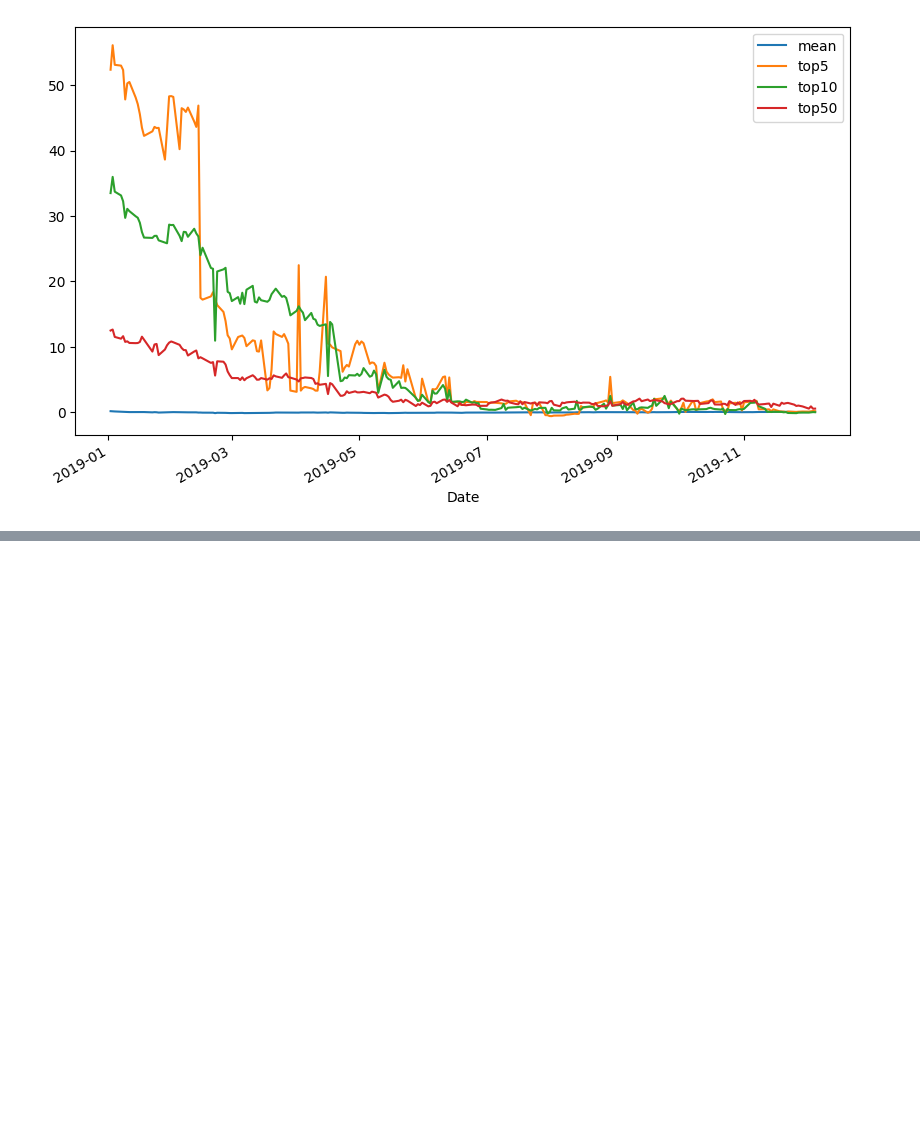
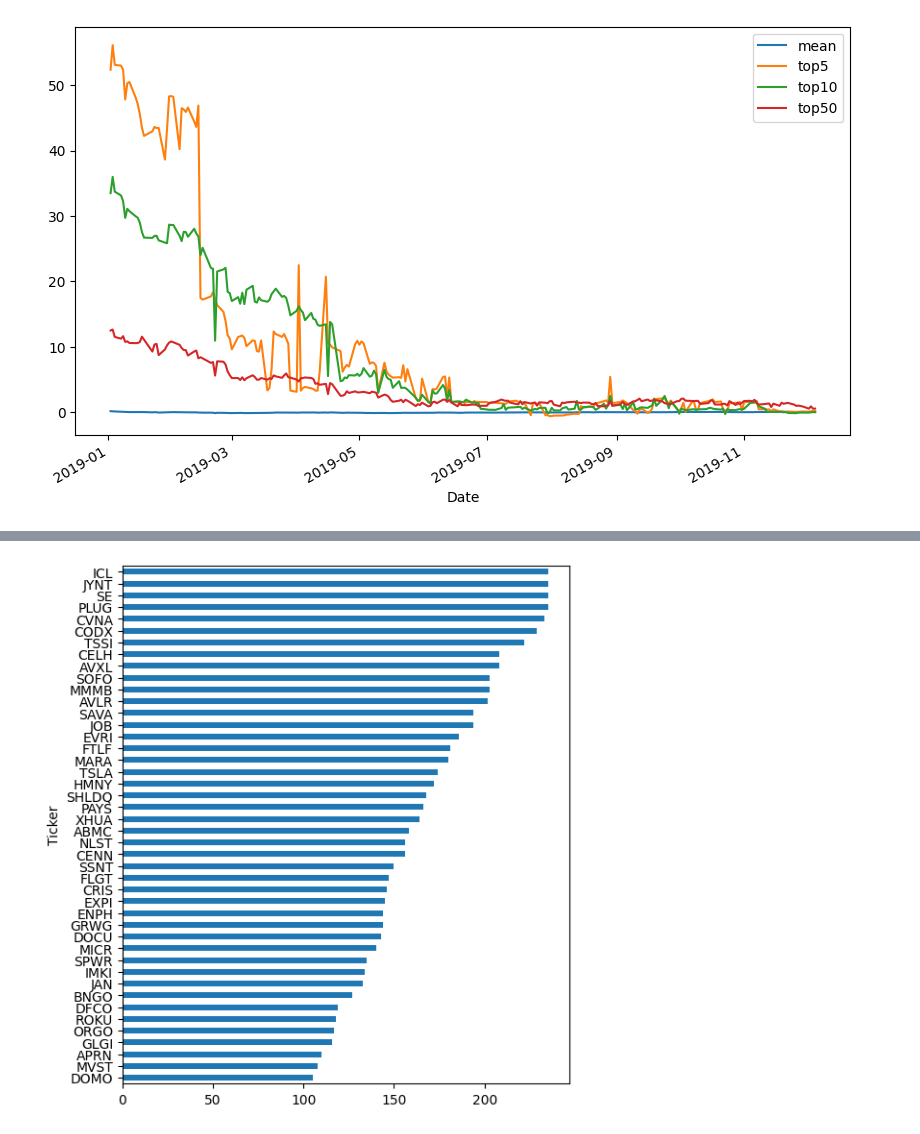
Before and after one commit to dllllb/finexp, a Jupyter notebook: basepred.ipynb, the cells around one changed output, grey strips where cells are left out. Saved outputs shown, nothing was run; the diff lists cells and outputs as text; code cells hidden in the pictures; blank space fills up the shorter version.

```diff
--- a/basepred.ipynb
+++ b/basepred.ipynb
@@ -106,0 +111,4 @@ top50.plot(legend=True);
+# %%
+cnt[cnt > 100].sort_values().plot(kind='barh', figsize=(6,7));
+# %% [output]
+[figure, added]
```
Also changed, not shown: parts of 2 cells of this notebook.
